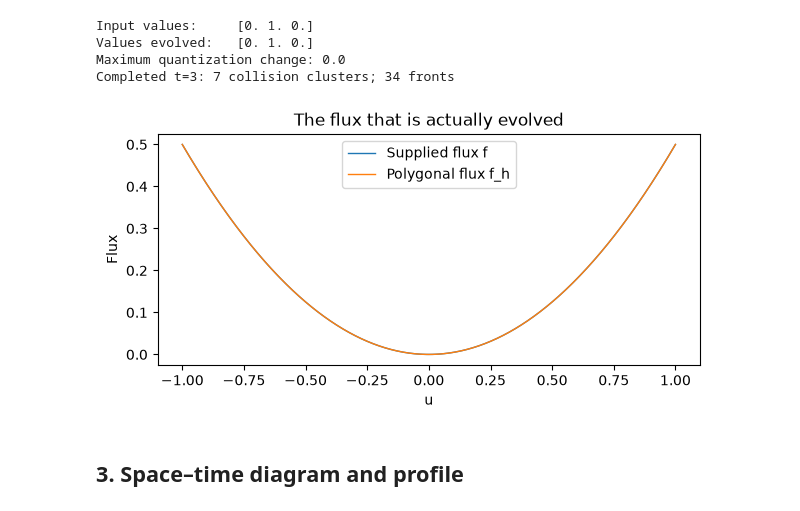
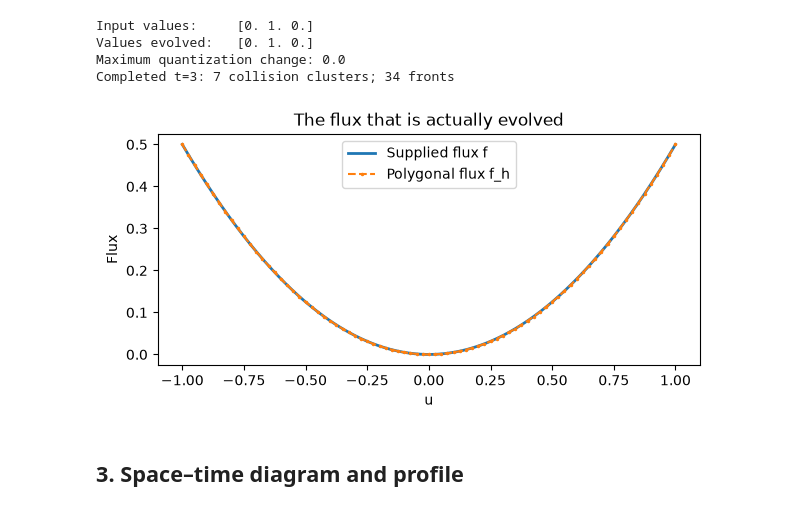
Before and after one commit to parasuramv/scalar-front-tracking, a Jupyter notebook: notebooks/01_front_tracking_playground.ipynb, the cells around one changed output. Drawn from its saved outputs; the diff is of its cells as text; code cells hidden in the pictures.

```diff
--- a/notebooks/01_front_tracking_playground.ipynb
+++ b/notebooks/01_front_tracking_playground.ipynb
@@ -147,13 +150,13 @@ Completed t=3: 7 collision clusters; 34 fronts
 # %%
 u = np.linspace(u_grid[0], u_grid[-1], 1001)
 fig, ax = plt.subplots(figsize=(7, 3))
-ax.plot(u, np.broadcast_to(f(u), u.shape), label="Supplied flux f", linewidth=1)
-ax.plot(flux.u_grid, flux.f_values, label="Polygonal flux f_h", linewidth=1)
+ax.plot(u, np.broadcast_to(f(u), u.shape), label="Supplied flux f", linewidth=2)
+ax.plot(flux.u_grid, flux.f_values, ".--", label="Polygonal flux f_h", markersize=3)
 ax.set(xlabel="u", ylabel="Flux", title="The flux that is actually evolved")
 ax.legend()
 plt.show()
 # %% [output]
-[figure, old version]
+[figure, new version]
 # %% [markdown]
 ## 3. Space–time diagram and profile
 # %%
```
Also changed, not shown: parts of 2 cells of this notebook, 3 other files.
